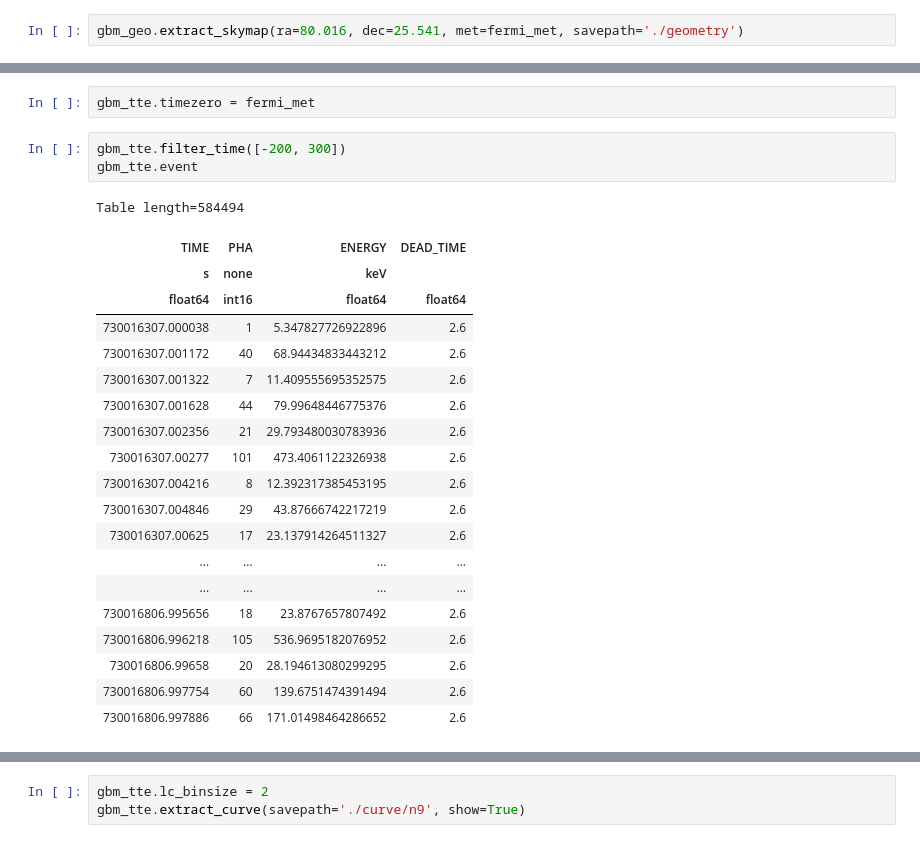
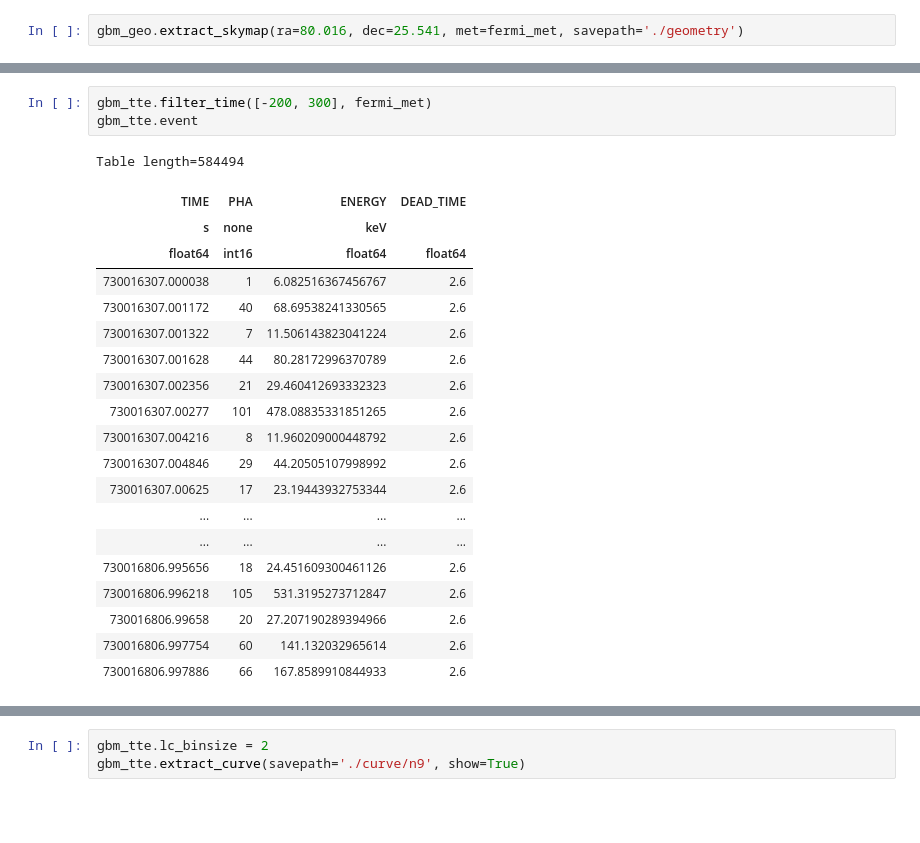
Before and after one commit to jyangch/heapy, a Jupyter notebook: examples/gbm/gbm.ipynb, the cells around one changed output, grey strips where cells are left out. Cells and saved outputs as stored; diff of their text form; blank space fills up the shorter version.

```diff
--- a/examples/gbm/gbm.ipynb
+++ b/examples/gbm/gbm.ipynb
@@ -94,29 +94,27 @@ Table length=4098617
-# %%
-gbm_tte.timezero = fermi_met
 # %%
-gbm_tte.filter_time([-200, 300])
+gbm_tte.filter_time([-200, 300], fermi_met)
 gbm_tte.event
 # %% [output]
 Table length=584494
 | TIME | PHA | ENERGY | DEAD_TIME |
 | s | none | keV |  |
 | float64 | int16 | float64 | float64 |
-| 730016307.000038 | 1 | 5.347827726922896 | 2.6 |
-| 730016307.001172 | 40 | 68.94434833443212 | 2.6 |
-| 730016307.001322 | 7 | 11.409555695352575 | 2.6 |
-| 730016307.001628 | 44 | 79.99648446775376 | 2.6 |
-| 730016307.002356 | 21 | 29.793480030783936 | 2.6 |
-| 730016307.00277 | 101 | 473.4061122326938 | 2.6 |
-| 730016307.004216 | 8 | 12.392317385453195 | 2.6 |
-| 730016307.004846 | 29 | 43.87666742217219 | 2.6 |
-| 730016307.00625 | 17 | 23.137914264511327 | 2.6 |
+| 730016307.000038 | 1 | 6.082516367456767 | 2.6 |
+| 730016307.001172 | 40 | 68.69538241330565 | 2.6 |
+| 730016307.001322 | 7 | 11.506143823041224 | 2.6 |
+| 730016307.001628 | 44 | 80.28172996370789 | 2.6 |
+| 730016307.002356 | 21 | 29.460412693332323 | 2.6 |
+| 730016307.00277 | 101 | 478.08835331851265 | 2.6 |
+| 730016307.004216 | 8 | 11.960209000448792 | 2.6 |
+| 730016307.004846 | 29 | 44.20505107998992 | 2.6 |
+| 730016307.00625 | 17 | 23.19443932753344 | 2.6 |
 | ... | ... | ... | ... |
 | ... | ... | ... | ... |
-| 730016806.995656 | 18 | 23.8767657807492 | 2.6 |
-| 730016806.996218 | 105 | 536.9695182076952 | 2.6 |
-| 730016806.99658 | 20 | 28.194613080299295 | 2.6 |
-| 730016806.997754 | 60 | 139.6751474391494 | 2.6 |
-| 730016806.997886 | 66 | 171.01498464286652 | 2.6 |
+| 730016806.995656 | 18 | 24.451609300461126 | 2.6 |
+| 730016806.996218 | 105 | 531.3195273712847 | 2.6 |
+| 730016806.99658 | 20 | 27.207190289394966 | 2.6 |
+| 730016806.997754 | 60 | 141.132032965614 | 2.6 |
+| 730016806.997886 | 66 | 167.8589910844933 | 2.6 |
 # %%
 gbm_tte.filter_energy([8, 900])
 gbm_tte.event
```
Also changed, not shown: parts of 8 cells of this notebook, 46 other files.
